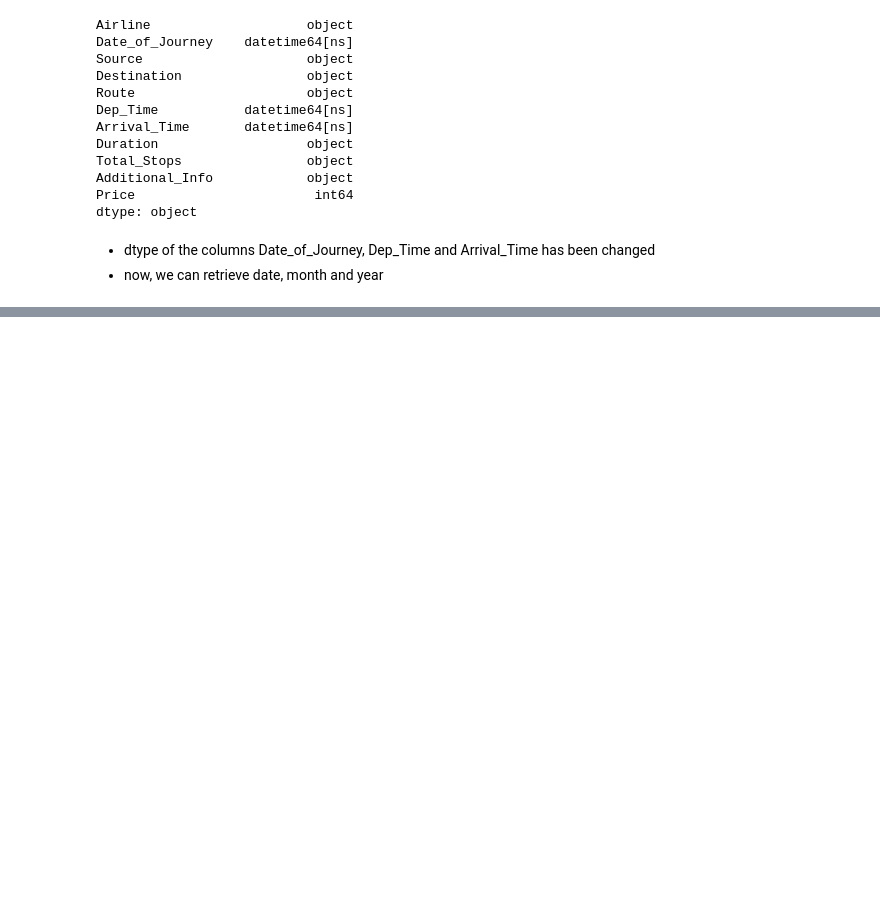
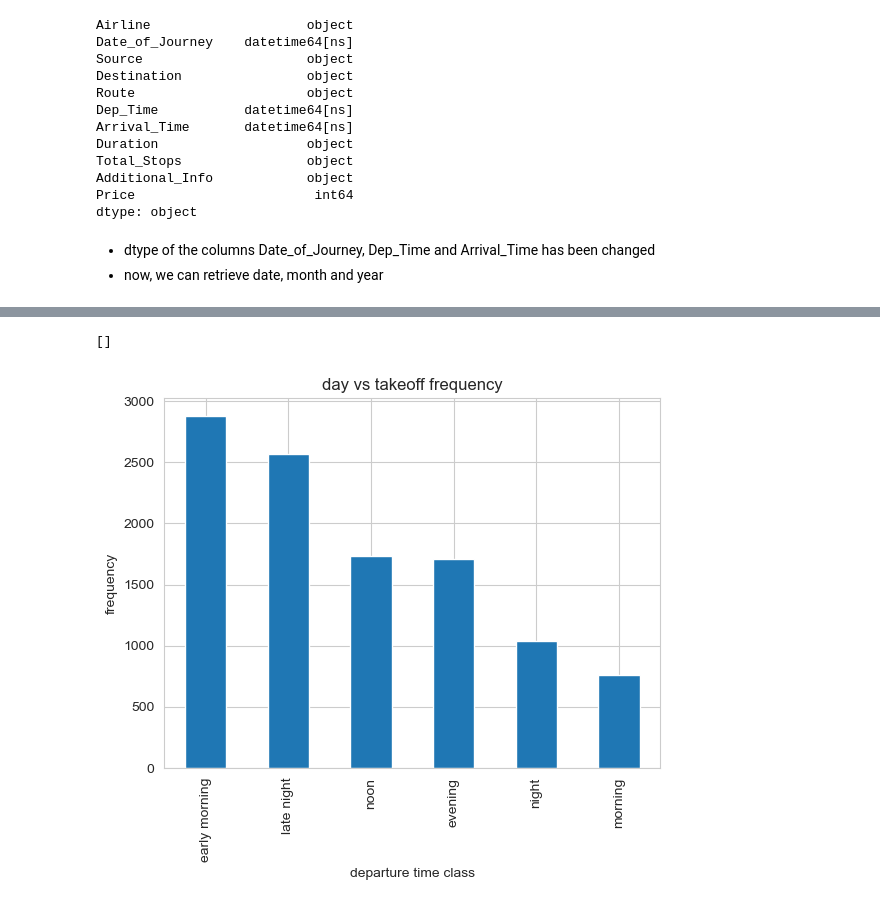
Before and after one commit to vishnuvardhan-jadava/Airlines-Flight-Prediction, a Jupyter notebook: airlines.ipynb, the cells around one changed output, grey strips where cells are left out. Cells and saved outputs as stored; diff of their text form; code cells hidden in the pictures; blank space fills up the shorter version.

```diff
--- a/airlines.ipynb
+++ b/airlines.ipynb
@@ -181,0 +263,24 @@ df.head(2)
+# %%
+def takeoff_time_mode(hour):
+    if hour > 4 and hour <= 8:
+        return 'early morning'
+    elif  hour > 10 and hour <= 12:
+        return 'morning'
+    elif  hour > 12 and hour <= 16:
+        return 'noon'
+    elif  hour > 16 and hour < 20:
+        return 'evening'
+    elif  hour > 20 and hour <= 24:
+        return 'night'
+    else:
+        return 'late night'
+# %%
+sns.set_style('whitegrid')
+df['Dep_Time_hour'].apply(takeoff_time_mode).value_counts().plot.bar()
+plt.xlabel('departure time class')
+plt.ylabel('frequency')
+plt.title('day vs takeoff frequency')
+plt.plot()
+# %% [output]
+[]
+[figure, added]
```
Also changed, not shown: parts of 14 cells of this notebook.
